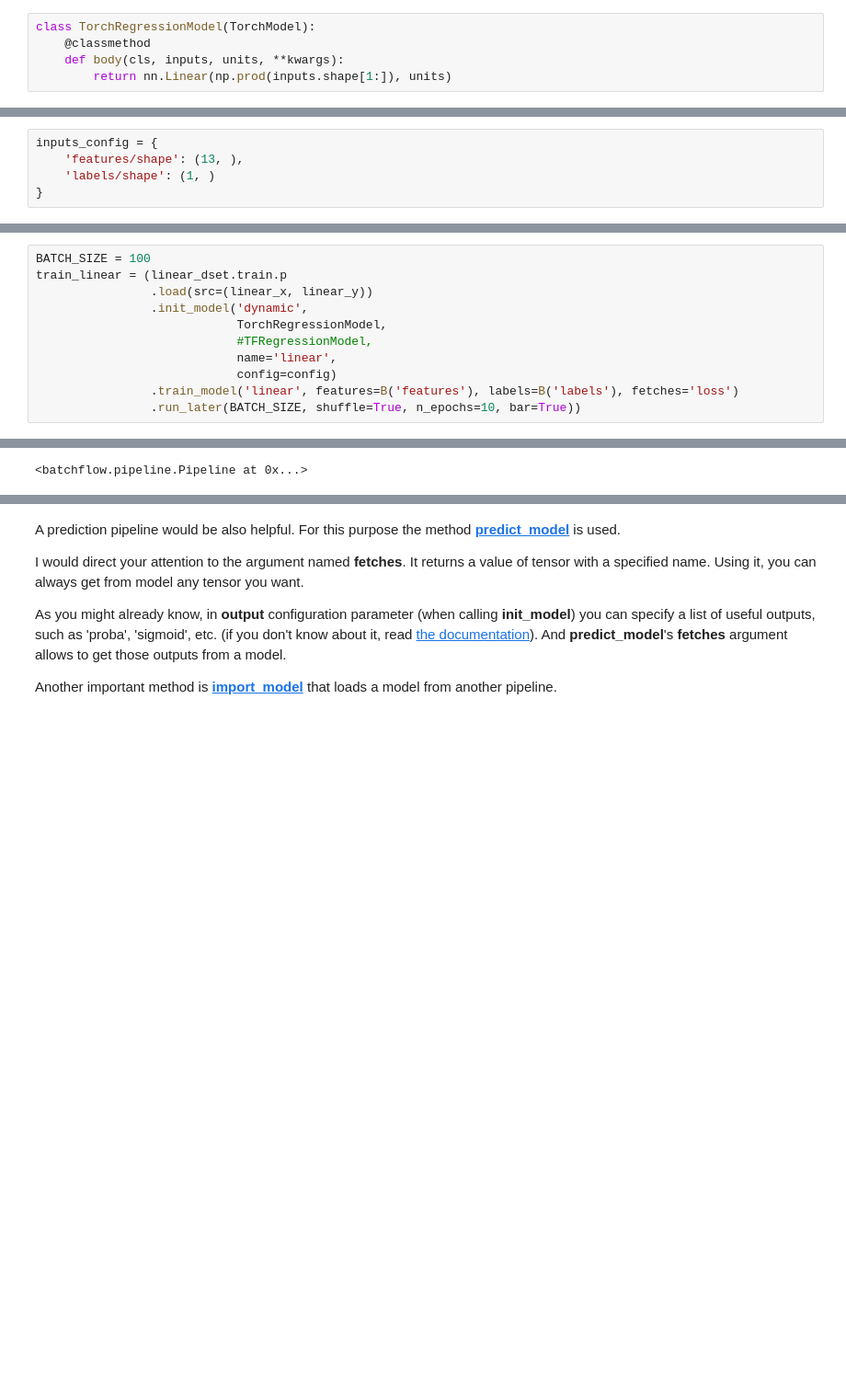
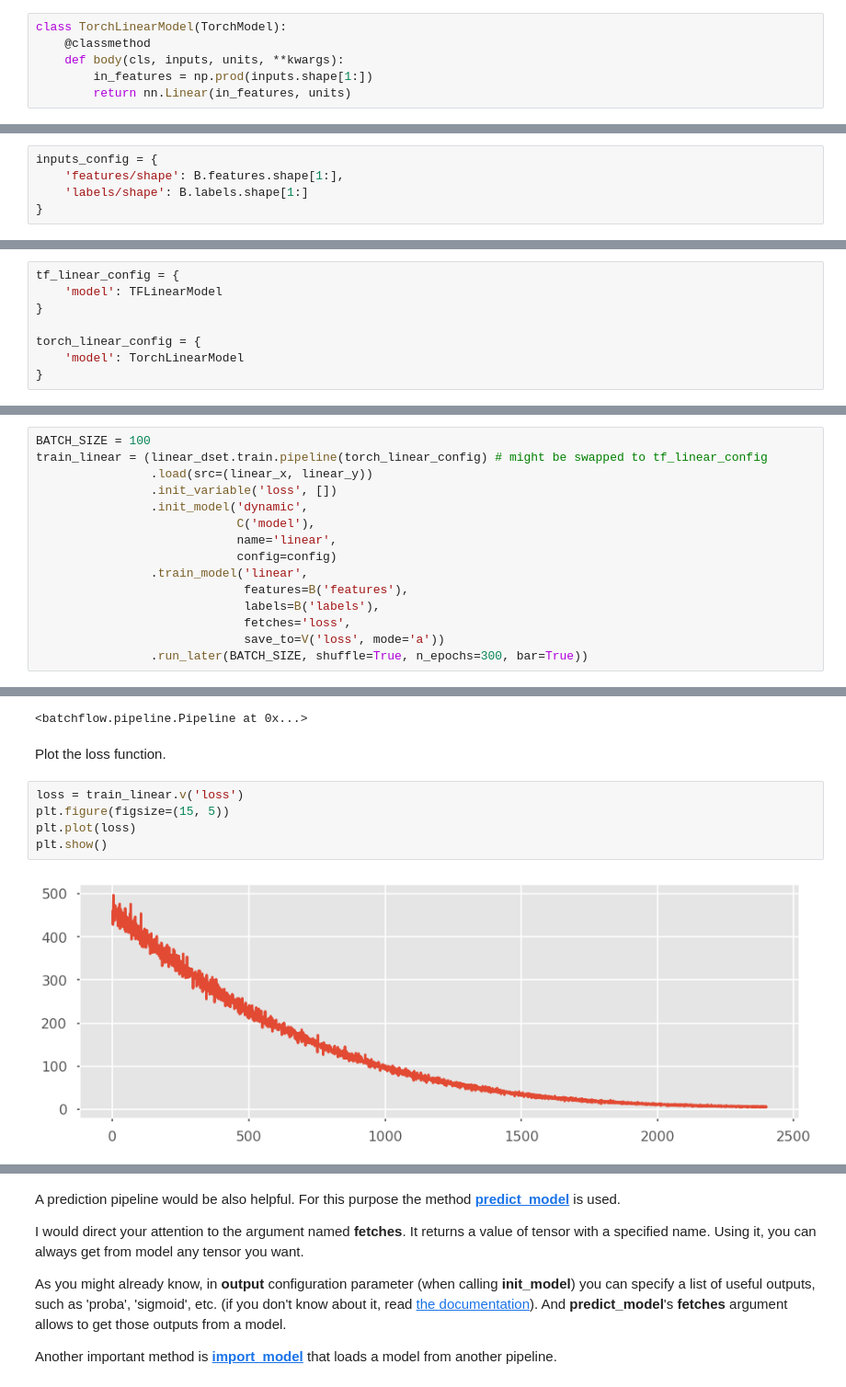
Before and after one commit to analysiscenter/batchflow, a Jupyter notebook: examples/tutorials/04_linear_models_example.ipynb, the cells around one changed output, grey strips where cells are left out. Shown at 92% size. Drawn from its saved outputs; the diff is of its cells as text; blank space fills up the shorter version.

```diff
--- a/examples/tutorials/04_linear_models_example.ipynb
+++ b/examples/tutorials/04_linear_models_example.ipynb
@@ -108,5 +121,6 @@ import torch.nn as nn
 # %%
-class TorchRegressionModel(TorchModel):
+class TorchLinearModel(TorchModel):
     @classmethod
     def body(cls, inputs, units, **kwargs):
-        return nn.Linear(np.prod(inputs.shape[1:]), units)
+        in_features = np.prod(inputs.shape[1:])
+        return nn.Linear(in_features, units)
@@ -131,5 +147,5 @@ For more information see [the documentation](https://analysiscenter.github.io/ba
 # %%
 inputs_config = {
-    'features/shape': (13, ),
-    'labels/shape': (1, )
+    'features/shape': B.features.shape[1:],
+    'labels/shape': B.labels.shape[1:]
 }
@@ -171,0 +180,8 @@ And now let's create a pipeline, which can generate batches and train a model.
+# %%
+tf_linear_config = {
+    'model': TFLinearModel
+}
+
+torch_linear_config = {
+    'model': TorchLinearModel
+}
@@ -172,16 +192,29 @@ And now let's create a pipeline, which can generate batches and train a model.
 # %%
 BATCH_SIZE = 100
-train_linear = (linear_dset.train.p
+train_linear = (linear_dset.train.pipeline(torch_linear_config) # might be swapped to tf_linear_config
                 .load(src=(linear_x, linear_y))
+                .init_variable('loss', [])
                 .init_model('dynamic',
-                            TorchRegressionModel,
-                            #TFRegressionModel,
+                            C('model'),
                             name='linear',
                             config=config)
-                .train_model('linear', features=B('features'), labels=B('labels'), fetches='loss')
-                .run_later(BATCH_SIZE, shuffle=True, n_epochs=10, bar=True))
+                .train_model('linear',
+                             features=B('features'),
+                             labels=B('labels'),
+                             fetches='loss',
+                             save_to=V('loss', mode='a'))
+                .run_later(BATCH_SIZE, shuffle=True, n_epochs=300, bar=True))
 # %%
 train_linear.run()
 # %% [output]
 <batchflow.pipeline.Pipeline at 0x...>
+# %% [markdown]
+Plot the loss function.
+# %%
+loss = train_linear.v('loss')
+plt.figure(figsize=(15, 5))
+plt.plot(loss)
+plt.show()
+# %% [output]
+[figure, added]
 # %% [markdown]
```
Also changed, not shown: parts of 43 cells of this notebook.
